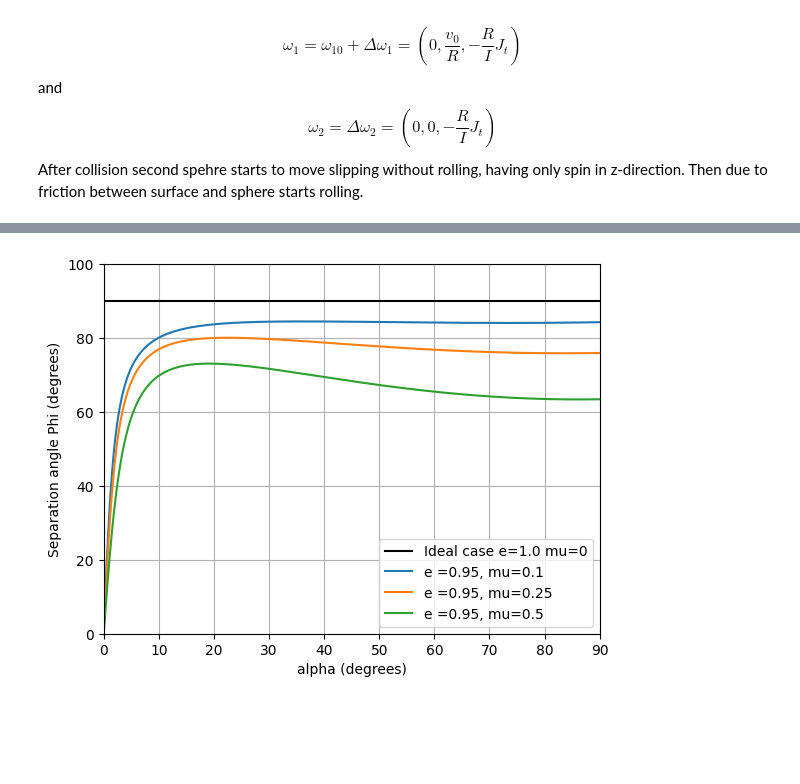
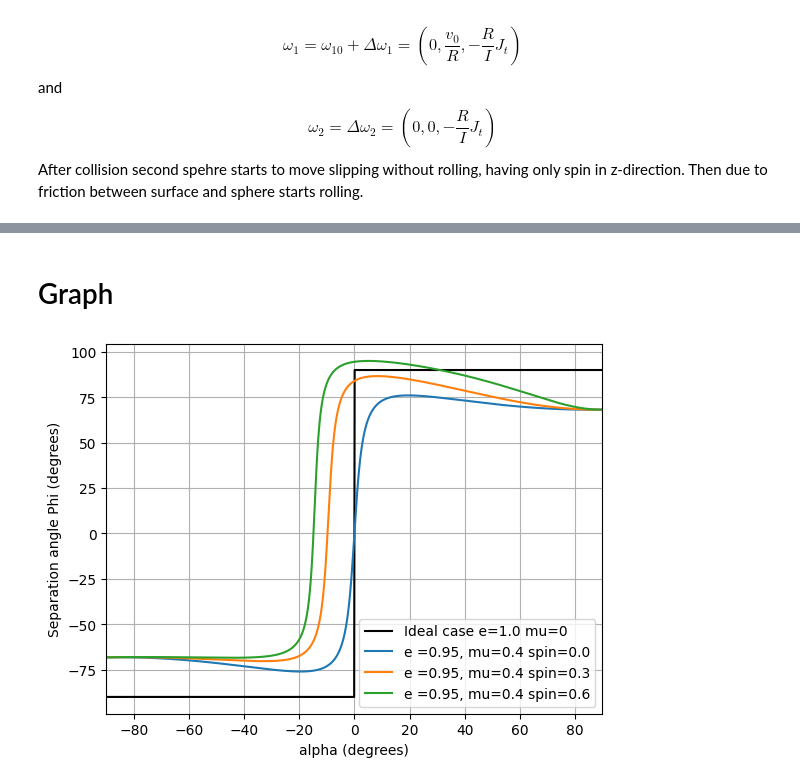
Before and after one commit to evgeny-kolonsky/lab1m, a Jupyter notebook: collision/sphere_collision_sliding_model.ipynb, the cells around one changed output, grey strips where cells are left out. Saved outputs shown, nothing was run; the diff lists cells and outputs as text; code cells hidden in the pictures; blank space fills up the shorter version.

Commit message:
roll and spin

```diff
--- a/collision/sphere_collision_sliding_model.ipynb
+++ b/collision/sphere_collision_sliding_model.ipynb
@@ -179,7 +179,7 @@ def angle(a, b):
 
   cs = np.dot(a, b) / (np.linalg.norm(a) * np.linalg.norm(b))
   sign = np.sign( np.cross(a, b) @ z)
-  return sign * np.arccos(cs)
+  return sign * np.arccos(cs) * 180 / np.pi
 
 # test
 
@@ -189,7 +189,7 @@ y = np.array([0,1,0])
 z = np.array([0,0,1])
 
 # test
-alpha_deg = -20
+alpha_deg = 20
 a = np.deg2rad(alpha_deg)
 
 c, s = np.cos(a), np.sin(a)
@@ -198,6 +198,6 @@ rotation_matrix = np.array([[c, -s, 0], [s, c, 0], [0, 0, 1]])
 n = rotation_matrix @ x
 t = rotation_matrix @ y
 
-ans = angle(x, n) * 180 / np.pi
+ans = angle(x, n)
 print(f'{ans = }')
 # %% [output]
@@ -204,0 +205,9 @@ ans = np.float64(-19.999999999999993)
+# %%
+v0 =1
+R = 1
+m = 1
+w0 = v0 / R
+V10 = np.array([v0, 0, 0])
+W10 = np.array([0, w0, 0])
+V20 = np.array([0, 0, 0])
+W20 = np.array([0, 0, 0])
@@ -270,33 +288,47 @@ for e in  [1.0, 0.95, 0.9]:
+# %% [markdown]
+# Graph
 # %%
-alphas_deg = np.linspace(0, 90, 1000)
+v0 =1
+R = 1
+m = 1
+roll = v0 / R
+spin = 0.
+V10 = np.array([v0, 0, 0])
+W10 = np.array([0, roll, spin])
+V20 = np.array([0, 0, 0])
+W20 = np.array([0, 0, 0])
+
+alphas_deg = np.linspace(-90, 90, 1000)
 
 
 def Phi_curve(mu, e):
   Phi = np.array([scattering_angle(a, mu, e) for a in alphas_deg])
   return Phi
 
 mu, e = 0, 1.0
 Phi = Phi_curve(mu, e)
 th, th1, th2 = Phi.T
 plt.plot(alphas_deg, th, color='black', label=f'Ideal case {e=} {mu=}')
 
 e = 0.95
-for mu in [0.1,  0.25,  0.5]:
+mu = 0.4
+for spin in [0.,  0.3,   0.6]:
+  W10 = np.array([0, roll, spin])
   Phi = Phi_curve(mu, e)
   th, th1, th2 = Phi.T
-  plt.plot(alphas_deg, th, label=f'{e =}, {mu=}')
+  plt.plot(alphas_deg, th, label=f'{e =}, {mu=} {spin=}')
 
 
 
 
 plt.xlabel('alpha (degrees)')
 plt.ylabel('Separation angle Phi (degrees)')
 plt.grid(True)
 plt.legend()
-plt.ylim(0, 100)
-plt.xlim(0, 90)
-plt.legend()
+#plt.ylim(0, 100)
+plt.xlim(-90, 90)
+plt.legend(loc='lower right')
 #plt.axis('equal')
 plt.show()
 # %% [output]
-[figure, old version]
+[figure, new version]
```
Also changed, not shown: parts of 5 cells of this notebook.
